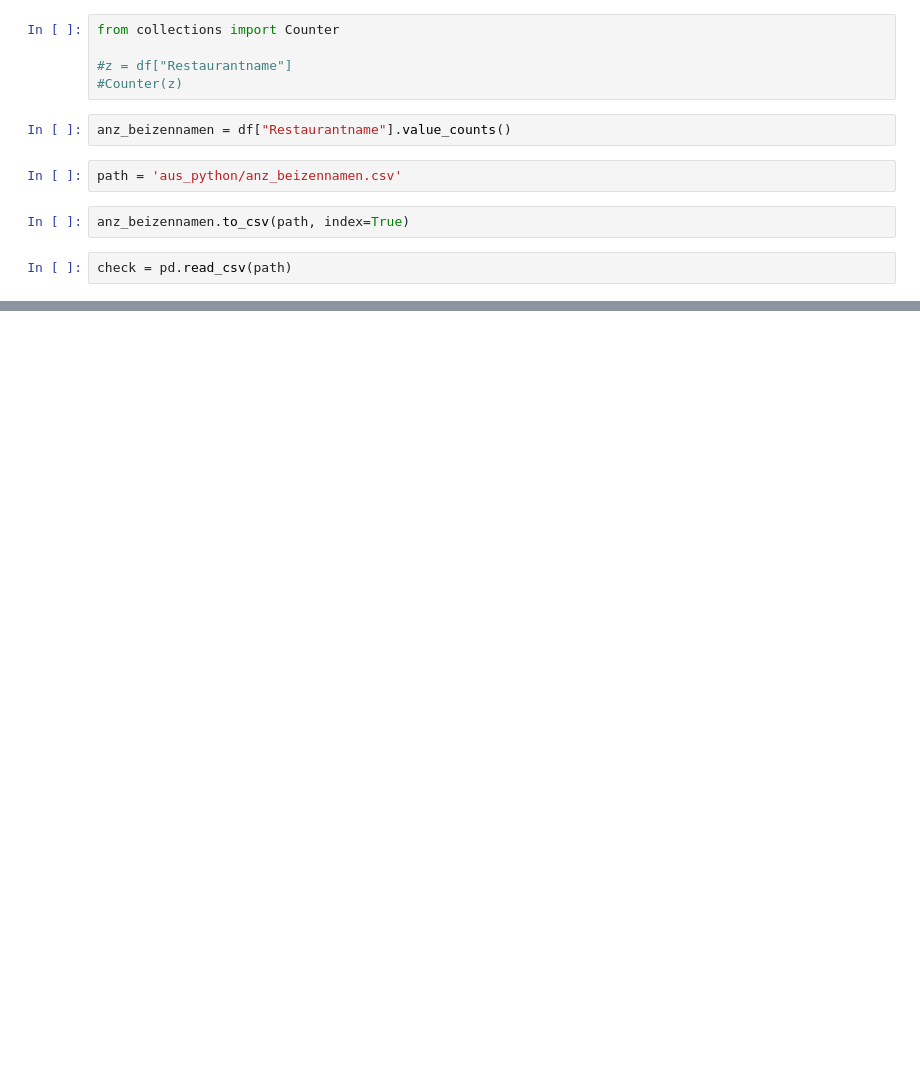
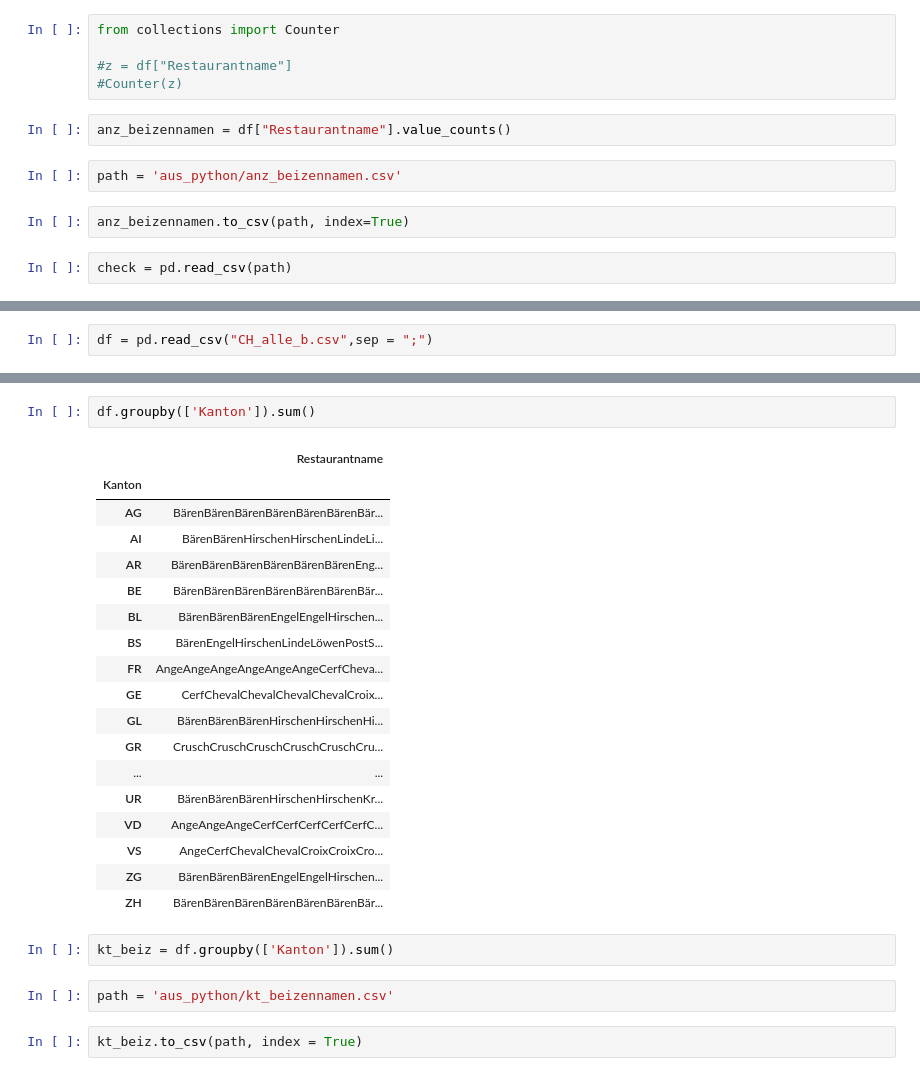
Before and after one commit to Priskawa/GITHUB_ME, a Jupyter notebook: Projekt1_Beizen/Ochsentour_Beizen_2.ipynb, the cells around one changed output, grey strips where cells are left out. Drawn from its saved outputs; the diff is of its cells as text; blank space fills up the shorter version.

```diff
--- a/Projekt1_Beizen/Ochsentour_Beizen_2.ipynb
+++ b/Projekt1_Beizen/Ochsentour_Beizen_2.ipynb
@@ -352,0 +289,2 @@ df["Restaurantname"].value_counts().plot(kind="barh", figsize=(10,7))
+# %%
+df = pd.read_csv("CH_alle_b.csv",sep = ";")
@@ -352,0 +300,27 @@ df["Restaurantname"].value_counts().plot(kind="barh", figsize=(10,7))
+# %%
+df.groupby(['Kanton']).sum()
+# %% [output]
+|  | Restaurantname |
+| Kanton |  |
+| AG | BärenBärenBärenBärenBärenBärenBär... |
+| AI | BärenBärenHirschenHirschenLindeLi... |
+| AR | BärenBärenBärenBärenBärenBärenEng... |
+| BE | BärenBärenBärenBärenBärenBärenBär... |
+| BL | BärenBärenBärenEngelEngelHirschen... |
+| BS | BärenEngelHirschenLindeLöwenPostS... |
+| FR | AngeAngeAngeAngeAngeAngeCerfCheva... |
+| GE | CerfChevalChevalChevalChevalCroix... |
+| GL | BärenBärenBärenHirschenHirschenHi... |
+| GR | CruschCruschCruschCruschCruschCru... |
+| ... | ... |
+| UR | BärenBärenBärenHirschenHirschenKr... |
+| VD | AngeAngeAngeCerfCerfCerfCerfCerfC... |
+| VS | AngeCerfChevalChevalCroixCroixCro... |
+| ZG | BärenBärenBärenEngelEngelHirschen... |
+| ZH | BärenBärenBärenBärenBärenBärenBär... |
+# %%
+kt_beiz = df.groupby(['Kanton']).sum()
+# %%
+path = 'aus_python/kt_beizennamen.csv'
+# %%
+kt_beiz.to_csv(path, index = True)
```
Also changed, not shown: parts of 21 cells of this notebook, 35 other files.
